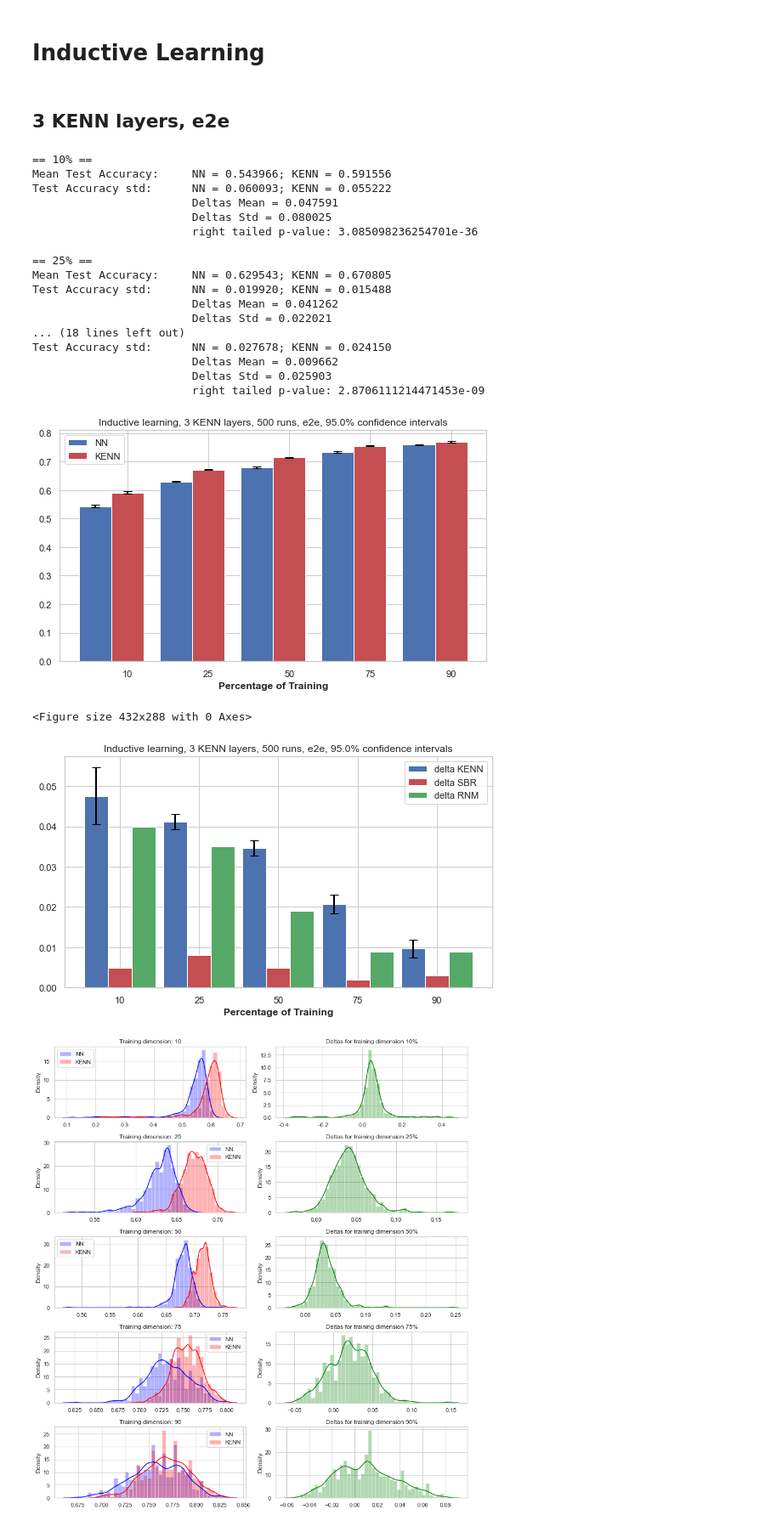
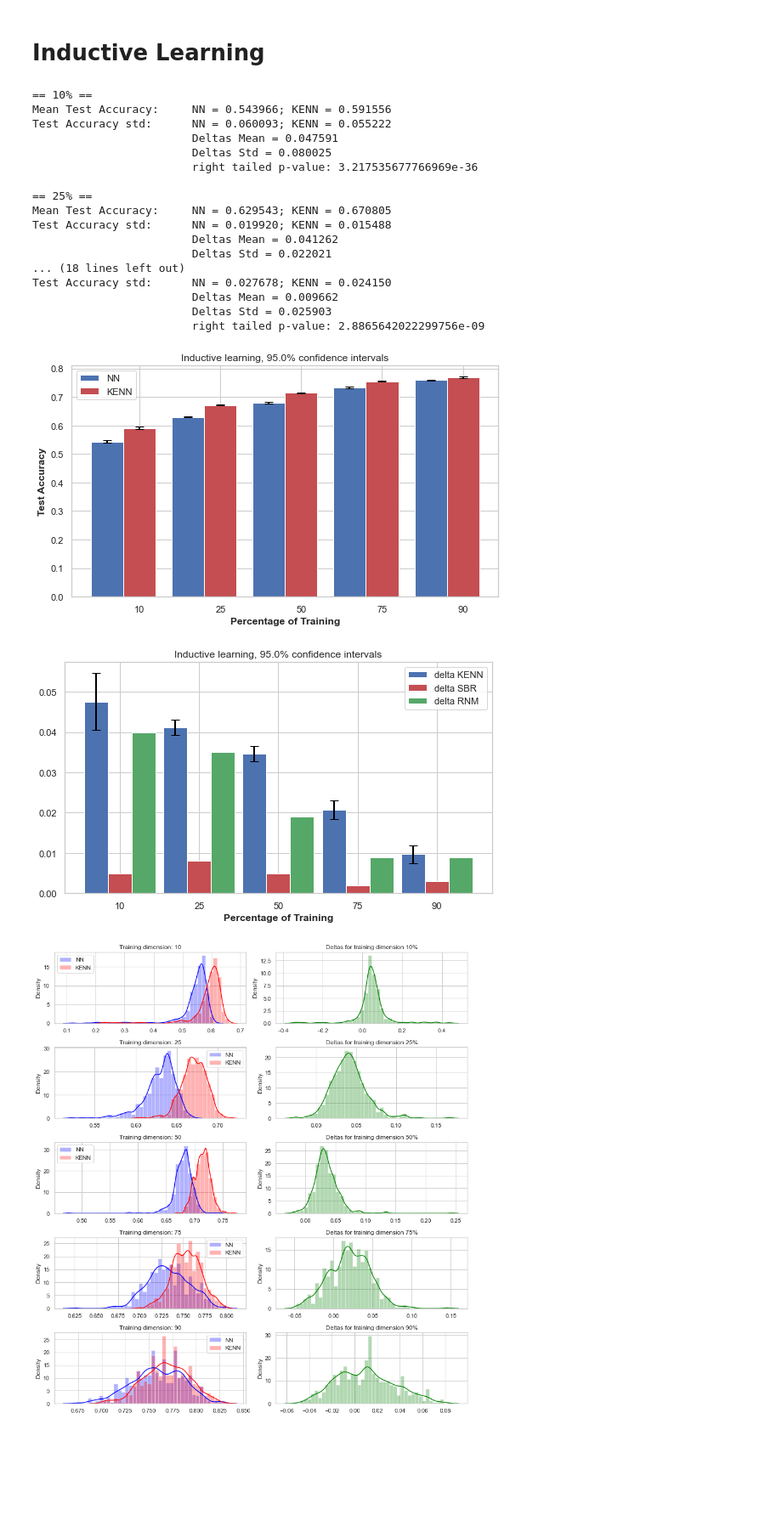
Before and after one commit to rmazzier/KENN-Citeseer-Experiments, a Jupyter notebook: final_results.ipynb, the cells around one changed output. Shown at 85% size. Cells and saved outputs as stored; diff of their text form; code cells hidden in the pictures; blank space fills up the shorter version.

```diff
--- a/final_results.ipynb
+++ b/final_results.ipynb
@@ -9,8 +9,6 @@ import settings as s
 import pickle
 # %% [markdown]
 # Inductive Learning
-# %% [markdown]
-## 3 KENN layers, e2e
 # %%
 with open('results/e2e/results_inductive_500','rb') as input:
     history_inductive = pickle.load(input)
@@ -21,32 +15,31 @@ with open('results/e2e/results_inductive_500','rb') as input:
 # %%
 conf= 0.95
 
 print_and_plot_results(
     history_inductive,
-    plot_title="Inductive learning, 3 KENN layers, 500 runs, e2e, {}% confidence intervals".format(conf*100),
+    plot_title="Inductive learning, {}% confidence intervals".format(conf*100),
     other_deltas='i',
     confidence_level=conf)
 # %% [output]
 == 10% ==
 Mean Test Accuracy:     NN = 0.543966; KENN = 0.591556
 Test Accuracy std:      NN = 0.060093; KENN = 0.055222
                         Deltas Mean = 0.047591
                         Deltas Std = 0.080025
-                        right tailed p-value: 3.085098236254701e-36
+                        right tailed p-value: 3.217535677766969e-36
 
 == 25% ==
 Mean Test Accuracy:     NN = 0.629543; KENN = 0.670805
 Test Accuracy std:      NN = 0.019920; KENN = 0.015488
                         Deltas Mean = 0.041262
                         Deltas Std = 0.022021
 ... (18 lines left out)
 Test Accuracy std:      NN = 0.027678; KENN = 0.024150
                         Deltas Mean = 0.009662
                         Deltas Std = 0.025903
-                        right tailed p-value: 2.8706111214471453e-09
+                        right tailed p-value: 2.8865642022299756e-09
-[figure, old version]
+[figure, new version]
-<Figure size 432x288 with 0 Axes>
-[figure, old version]
+[figure, new version]
 # %%
 plot_histograms(history_inductive, 'history_inductive', bw=0.6, bins=40)
 # %% [output]
```
Also changed, not shown: parts of 31 cells of this notebook, 40 other files.
